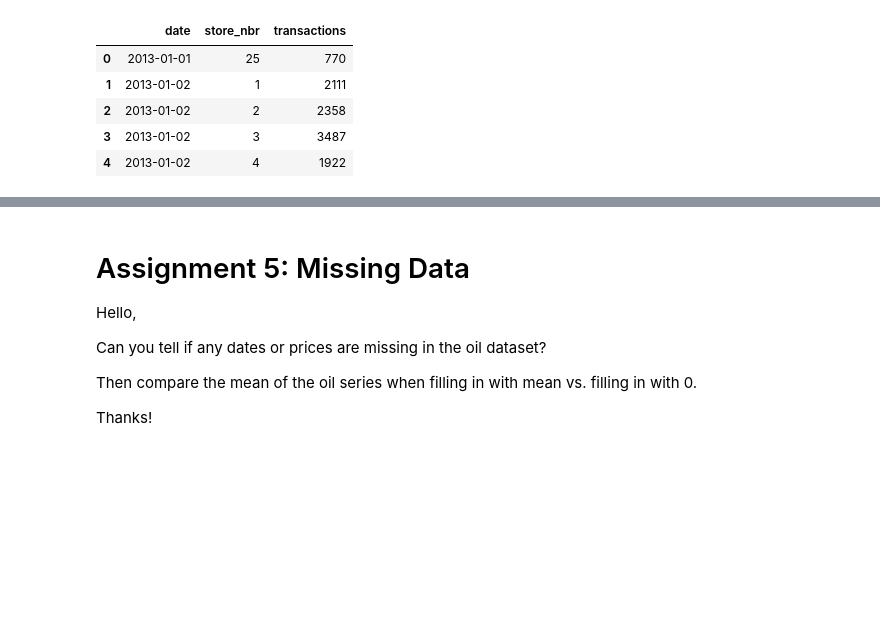
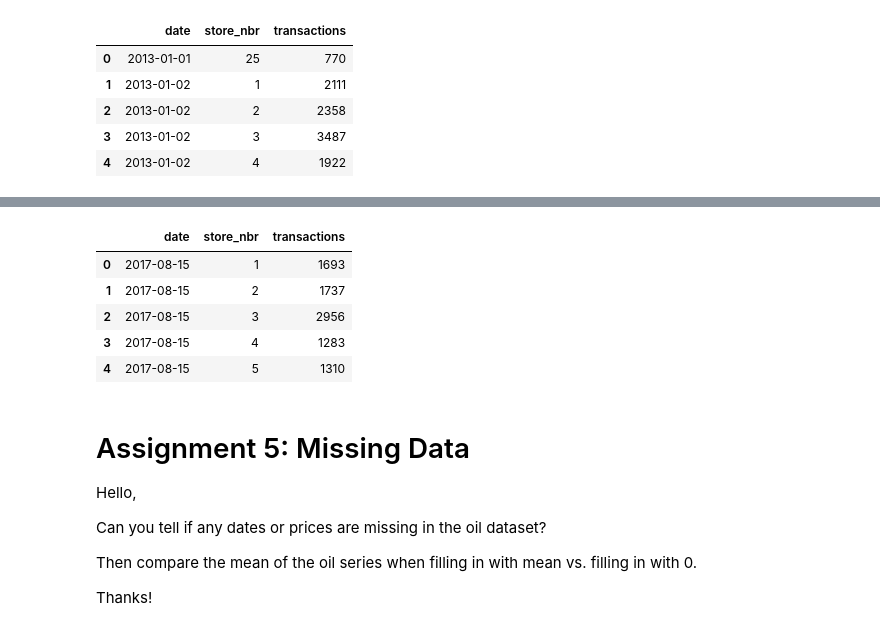
Before and after one commit to amorganhunt/Maven-NumPy-and-Pandas-2, a Jupyter notebook: maven_python_course/DataFrames/section03_DataFrames.ipynb, the cells around one changed output, grey strips where cells are left out. Cells and saved outputs as stored; diff of their text form; code cells hidden in the pictures; blank space fills up the shorter version.

```diff
--- a/maven_python_course/DataFrames/section03_DataFrames.ipynb
+++ b/maven_python_course/DataFrames/section03_DataFrames.ipynb
@@ -176,0 +195,2 @@ transactions_df.head()
+# %%
+transactions_df.drop("date", axis=1, inplace=False) # drops the date column from the DataFrame but not inplace
@@ -177,3 +211,12 @@ transactions_df.head()
+# %%
+transactions_df.drop_duplicates(subset="store_nbr", keep="last", ignore_index=True).head()
+# %% [output]
+|  | date | store_nbr | transactions |
+| 0 | 2017-08-15 | 1 | 1693 |
+| 1 | 2017-08-15 | 2 | 1737 |
+| 2 | 2017-08-15 | 3 | 2956 |
+| 3 | 2017-08-15 | 4 | 1283 |
+| 4 | 2017-08-15 | 5 | 1310 |
 # %% [markdown]
 # Assignment 5: Missing Data
 
```
Also changed, not shown: parts of 8 cells of this notebook, 3 other files.
